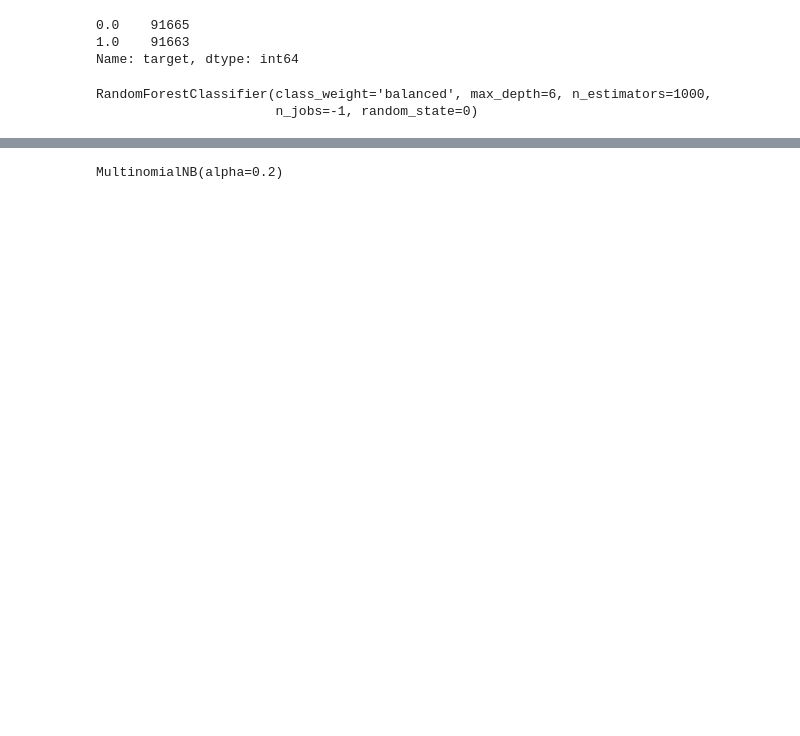
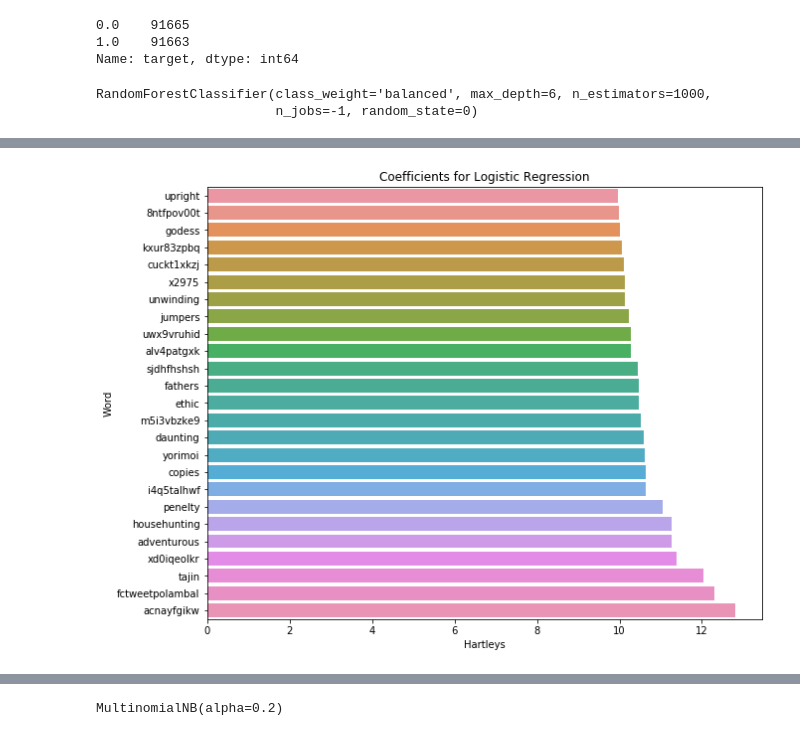
Before and after one commit to halujeff5/Depression_Analysis_Proj, a Jupyter notebook: Depression_NLP_proj.ipynb, the cells around one changed output, grey strips where cells are left out. Saved outputs shown, nothing was run; the diff lists cells and outputs as text; code cells hidden in the pictures; blank space fills up the shorter version.

```diff
--- a/Depression_NLP_proj.ipynb
+++ b/Depression_NLP_proj.ipynb
@@ -458,7 +655,7 @@ print(recall_score(y_test, svm_y_preds, average='macro'))
 # %%
 from sklearn.linear_model import LogisticRegression
 # %%
-log_clf = LogisticRegression(penalty='l2', n_jobs=-1, random_state=0, class_weight='balanaced', C=10, solver='saga')
+log_clf = LogisticRegression(penalty='l2', n_jobs=-1, random_state=0, class_weight='balanced', C=10, solver='saga')
 # %%
 log_clf.fit(X_train_tfidf, y_train)
 # %% [output]
@@ -476,0 +674,6 @@ print(recall_score(y_test, log_y_preds, average='macro'))
+# %%
+log=[]
+for ele in log_clf.coef_:
+    for x in ele:
+        log.append(x)
+log
@@ -476,0 +717,7 @@ print(recall_score(y_test, log_y_preds, average='macro'))
+# %%
+logreg_coefficients=dict(zip(df_wordvec.columns, log))
+# %%
+logreg_coefficients
+logreg_dict={k: v for k, v in sorted(logreg_coefficients.items(), key=lambda item: item[1])}
+logreg_graph=list(logreg_dict.items())[-25: ]
+logreg_graph[0:25]
@@ -476,0 +742,9 @@ print(recall_score(y_test, log_y_preds, average='macro'))
+# %%
+features, ax = plt.subplots(figsize=(10,8))
+sns.barplot(y= [y[0] for y in logreg_graph[0:25]], x= [x[1] for x in logreg_graph[0:25]])
+ax.set(title='Coefficients for Logistic Regression')
+plt.xlabel('Hartleys')
+plt.ylabel('Word')
+features.savefig('LogRegCoef_.png')
+# %% [output]
+[figure, added]
```
Also changed, not shown: parts of 89 cells of this notebook.
